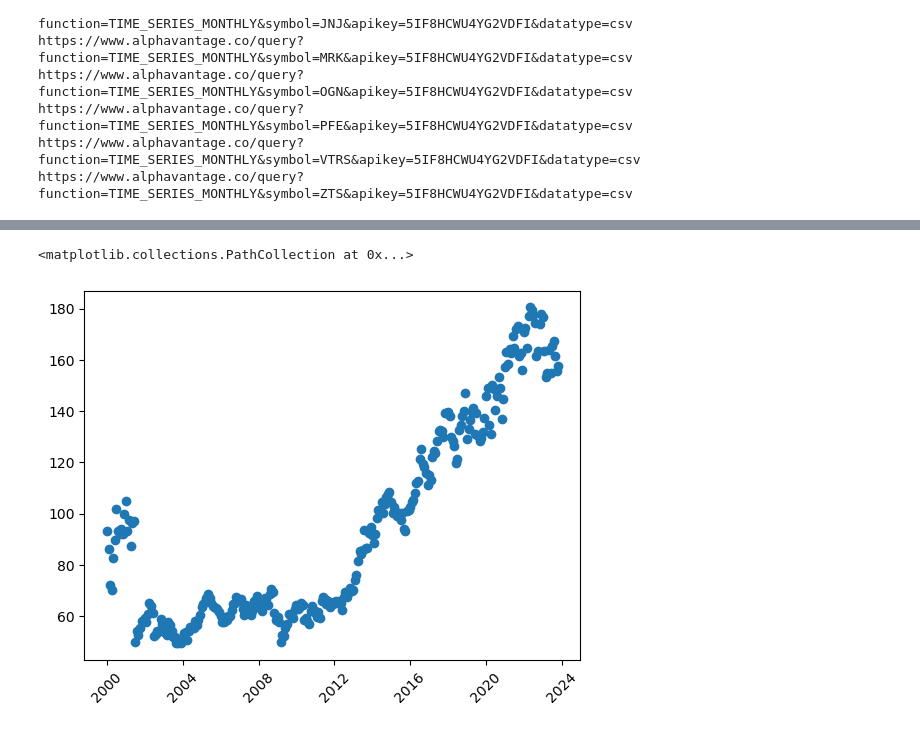
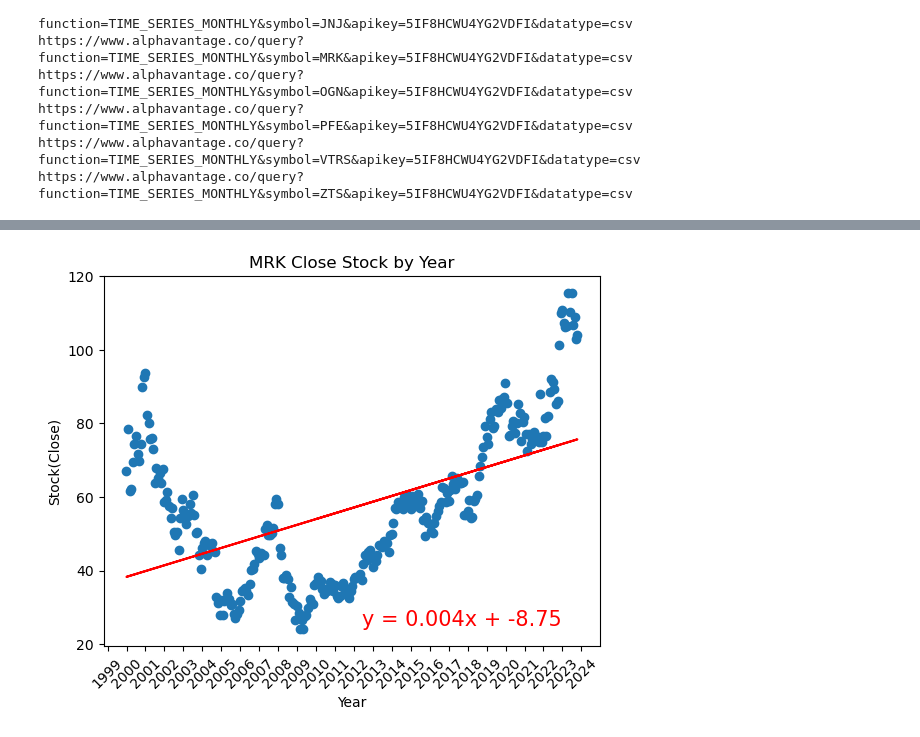
Before and after one commit to proctorsjackson/group_3_project_1, a Jupyter notebook: Project_1_Combined_Code.ipynb, the cells around one changed output, grey strips where cells are left out. Cells and saved outputs as stored; diff of their text form; code cells hidden in the pictures.

Commit message:
3 scatters with regression and overall line graph

```diff
--- a/Project_1_Combined_Code.ipynb
+++ b/Project_1_Combined_Code.ipynb
@@ -5,10 +5,19 @@ import json
 import requests
 import pandas as pd
 import matplotlib.dates as mdates
+from matplotlib.ticker import MaxNLocator, MultipleLocator, FormatStrFormatter
 import matplotlib.pyplot as plt
 import scipy.stats as st
 import numpy as np
 from alpha_api_key import api_key
+from scipy.stats import linregress
+
+def lin_reg(x, y, annotate):
+    (slope,intercept,rvalue,pvalue,stderror) = linregress(x,y)
+    reg_values = x * slope + intercept
+    line_eq = "y = " + str(round(slope, 3)) + "x + " + str(round(intercept, 2))
+    plt.plot(x, reg_values, color='r')
+    plt.annotate(line_eq, annotate, fontsize=15, color='r')
 # %%
 # Create our stock csv files by pulling from Alpha Advantage API
 ticker = ["ABBV", "BMY", "CTLT", "LLY", "JNJ", "MRK", "OGN", "PFE", "VTRS", "ZTS" ]
@@ -63,5 +72,10 @@ merge_df['timestamp'] = pd.to_datetime(merge_df['timestamp'], format='mixed')
 
 # Save merged data frame to new csv
 merge_df.to_csv('csv_files/merge_stock.csv', index=False)
+
+graph_df = merge_df.copy()
+
+graph_df['timestamp'] = graph_df['timestamp'].apply(mdates.date2num)
+graph_df['timestamp'] = graph_df['timestamp'].astype(float)
 # %%
 merge_df.sort_values(by = 'timestamp', inplace = True)
@@ -83,9 +99,17 @@ merge_df
 # %%
-jnj_df_merged = merge_df.loc[merge_df['ticker'] == 'JNJ']
-x = jnj_df_merged['timestamp']
-y = jnj_df_merged['close']
+mrk_df_merged = graph_df.loc[graph_df['ticker'] == 'MRK']
+
+x = mrk_df_merged['timestamp']
+y = mrk_df_merged['close']
+
 plt.xticks(rotation=45)
-plt.scatter(x,y)
+plt.xlabel('Year')
+plt.ylabel('Stock(Close)')
+plt.title('MRK Close Stock by Year')
+plt.gca().xaxis.set_major_locator(mdates.YearLocator())
+annotate = (15500.0, 25)
+plt.plot_date(x, y)
+
+lin_reg(x, y, annotate)
 # %% [output]
-<matplotlib.collections.PathCollection at 0x...>
-[figure, old version]
+[figure, new version]
```
Also changed, not shown: parts of 5 cells of this notebook.
